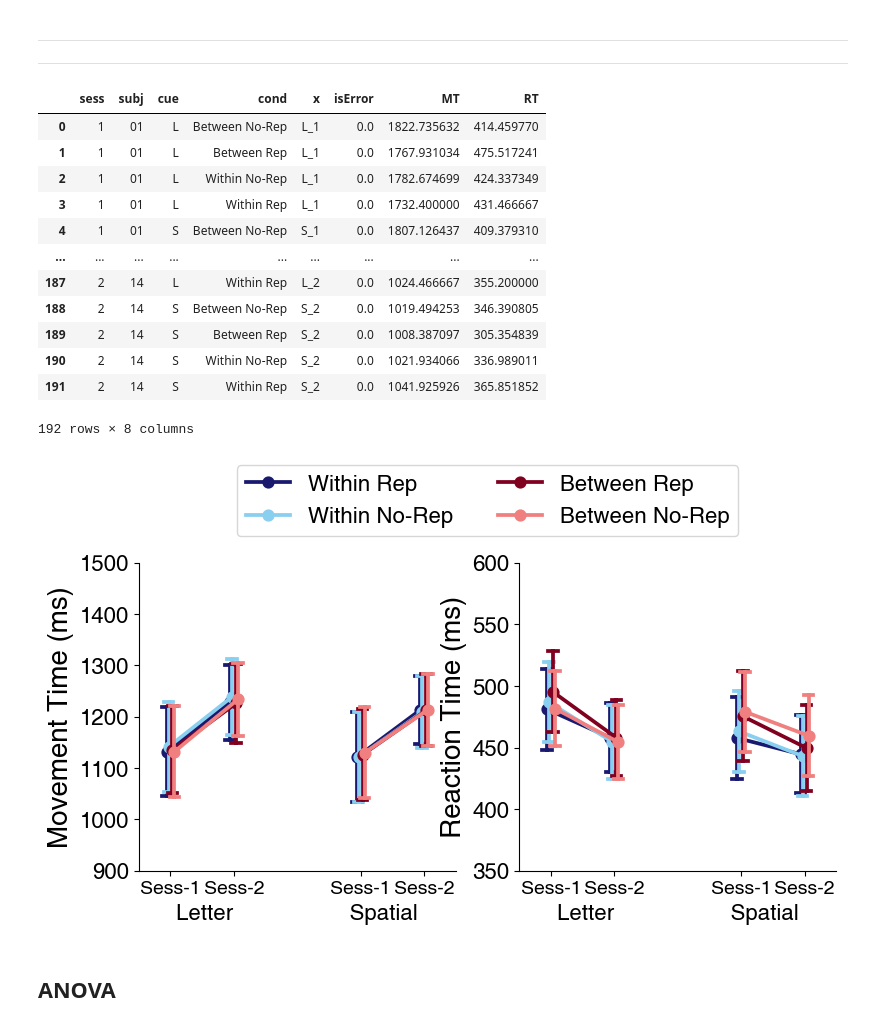
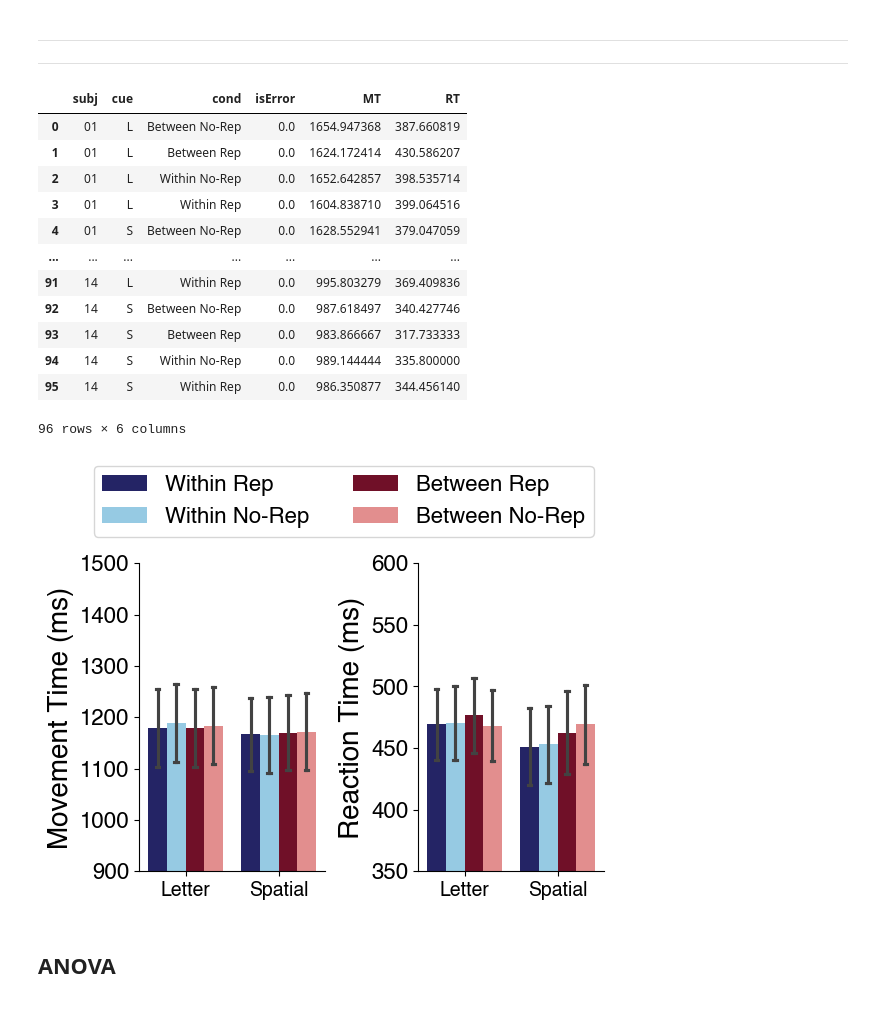
Before and after one commit to psb629/SeqSpatialSupp_fMRI, a Jupyter notebook: Notebook/behav.ipynb, the cells around one changed output. Saved outputs shown, nothing was run; the diff lists cells and outputs as text; code cells hidden in the pictures.

```diff
--- a/Notebook/behav.ipynb
+++ b/Notebook/behav.ipynb
@@ -245,35 +245,35 @@ def get_df_groupby(df=dg, by=['sess','subj','cue','cond','x'], successed=True, e
 
     return dg_groupby
 # %%
-dg_groupby = get_df_groupby(df=dg, by=['sess','subj','cue','cond','x'], successed=True, estimate='mean')
+dg_groupby = get_df_groupby(df=dg, by=['subj','cue','cond'], successed=True, estimate='mean')
 dg_groupby
 # %% [output]
-|  | sess | subj | cue | cond | x | isError | MT | RT |
-| 0 | 1 | 01 | L | Between No-Rep | L_1 | 0.0 | 1822.735632 | 414.459770 |
-| 1 | 1 | 01 | L | Between Rep | L_1 | 0.0 | 1767.931034 | 475.517241 |
-| 2 | 1 | 01 | L | Within No-Rep | L_1 | 0.0 | 1782.674699 | 424.337349 |
-| 3 | 1 | 01 | L | Within Rep | L_1 | 0.0 | 1732.400000 | 431.466667 |
-| 4 | 1 | 01 | S | Between No-Rep | S_1 | 0.0 | 1807.126437 | 409.379310 |
-| ... | ... | ... | ... | ... | ... | ... | ... | ... |
-| 187 | 2 | 14 | L | Within Rep | L_2 | 0.0 | 1024.466667 | 355.200000 |
-| 188 | 2 | 14 | S | Between No-Rep | S_2 | 0.0 | 1019.494253 | 346.390805 |
-| 189 | 2 | 14 | S | Between Rep | S_2 | 0.0 | 1008.387097 | 305.354839 |
-| 190 | 2 | 14 | S | Within No-Rep | S_2 | 0.0 | 1021.934066 | 336.989011 |
-| 191 | 2 | 14 | S | Within Rep | S_2 | 0.0 | 1041.925926 | 365.851852 |
+|  | subj | cue | cond | isError | MT | RT |
+| 0 | 01 | L | Between No-Rep | 0.0 | 1654.947368 | 387.660819 |
+| 1 | 01 | L | Between Rep | 0.0 | 1624.172414 | 430.586207 |
+| 2 | 01 | L | Within No-Rep | 0.0 | 1652.642857 | 398.535714 |
+| 3 | 01 | L | Within Rep | 0.0 | 1604.838710 | 399.064516 |
+| 4 | 01 | S | Between No-Rep | 0.0 | 1628.552941 | 379.047059 |
+| ... | ... | ... | ... | ... | ... | ... |
+| 91 | 14 | L | Within Rep | 0.0 | 995.803279 | 369.409836 |
+| 92 | 14 | S | Between No-Rep | 0.0 | 987.618497 | 340.427746 |
+| 93 | 14 | S | Between Rep | 0.0 | 983.866667 | 317.733333 |
+| 94 | 14 | S | Within No-Rep | 0.0 | 989.144444 | 335.800000 |
+| 95 | 14 | S | Within Rep | 0.0 | 986.350877 | 344.456140 |
-192 rows × 8 columns
+96 rows × 6 columns
 # %%
-hue_order = ['Within Rep','Within No-Rep','','Between Rep','Between No-Rep']
-order = ['L_1','L_2','','S_1','S_2']
-palette = ['#191970','#89CFF0','#FFFFFF','#800020','#F08080']
+hue_order = ['Within Rep','Within No-Rep','Between Rep','Between No-Rep']
+order = ['L','S']
+palette = ['#191970','#89CFF0','#800020','#F08080']
 # palette = ['#191970','#800020']
 # %%
-fig, axs = plt.subplots(ncols=2, nrows=1, figsize=(9,4))
+fig, axs = plt.subplots(ncols=2, nrows=1, figsize=(6,4))
 
 for ii, feature in enumerate(['MT','RT']):
     ax = axs[ii]
-    g = sns.pointplot(
+    g = sns.barplot(
         data=dg_groupby,
-        x='x', order=order,
+        x='cue', order=order,
         y=feature, estimator='mean',
         hue='cond', hue_order=hue_order,
         errorbar='se', capsize=0.15, dodge=True,
@@ -291,37 +291,38 @@ for ii, feature in enumerate(['MT','RT']):
     # )
     handles, labels = ax.get_legend_handles_labels()
     g.legend().remove()
 
     # g.grid(axis='y')
     if ii == 0:
         ylabel = 'Movement Time (ms)'
         g.set_ylim(900,1500)
         g.legend(
             handles[:4], labels[:4],
             loc='lower center', bbox_to_anchor=(1.1, 1.05),
             ncol=2, fontsize=16
         )
     elif ii == 1:
         ylabel = 'Reaction Time (ms)'
         g.set_ylim(350,600)
 
     g.set_xlabel('')
     # xticks = g.get_xticks()
-    g.set_xticks([0,1,3,4])
-    g.set_xticklabels(['Sess-1','Sess-2','Sess-1','Sess-2'], fontsize=14,)
-    g.set_xlabel('Letter%sSpatial'%'                   ', fontsize=16)
+    g.set_xticks([0,1])
+    g.set_xticklabels(['Letter','Spatial'], fontsize=14)
+    g.set_xlabel('', fontsize=16)
     yticks = g.get_yticks().astype(int)
     g.set_ylabel(ylabel,fontsize=20)
     g.set_yticks(yticks)
     g.set_yticklabels(yticks, fontsize=16)
     # g.set_xticklabels(['Letter$_{S}$','Spatial$_{S}$','Letter$_{R}$','Spatial$_{R}$'],fontsize=14)
     # g.set_title('session %s'%sess,fontsize=16)
     g.spines['right'].set_visible(False)
     g.spines['top'].set_visible(False)
 
+plt.subplots_adjust(wspace=0.5)
 # fig.tight_layout()
 # %% [output]
-[figure, old version]
+[figure, new version]
 # %% [markdown]
 ## ANOVA
 # %%
```
Also changed, not shown: parts of 3 cells of this notebook.
